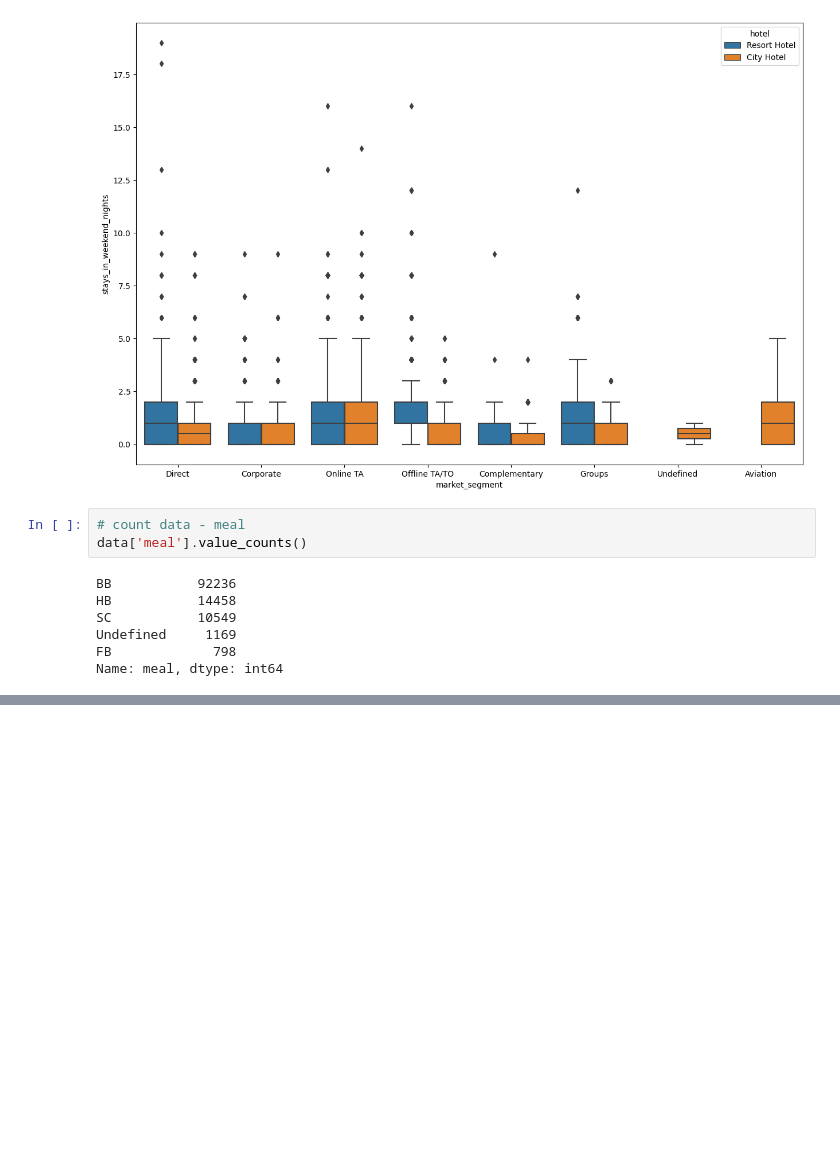
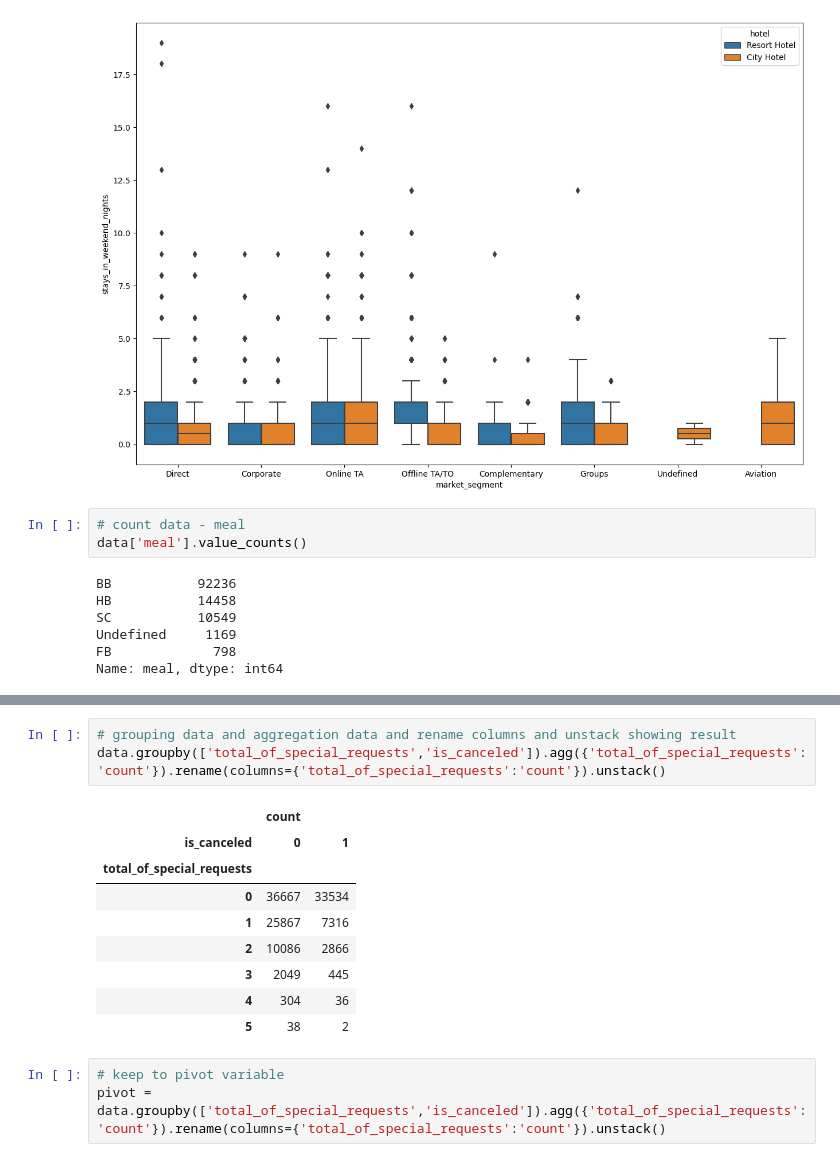
Before and after one commit to Sumetjutha/031_Real_Project_Analysis_Python, a Jupyter notebook: 002_Hotel_Booking_Data_Analysis.ipynb, the cells around one changed output, grey strips where cells are left out. Saved outputs shown, nothing was run; the diff lists cells and outputs as text; blank space fills up the shorter version.

```diff
--- a/002_Hotel_Booking_Data_Analysis.ipynb
+++ b/002_Hotel_Booking_Data_Analysis.ipynb
@@ -510,0 +568,16 @@ px.pie(data,
+# %%
+# grouping data and aggregation data and rename columns and unstack showing result
+data.groupby(['total_of_special_requests','is_canceled']).agg({'total_of_special_requests':'count'}).rename(columns={'total_of_special_requests':'count'}).unstack()
+# %% [output]
+|  | count |  |
+| is_canceled | 0 | 1 |
+| total_of_special_requests |  |  |
+| 0 | 36667 | 33534 |
+| 1 | 25867 | 7316 |
+| 2 | 10086 | 2866 |
+| 3 | 2049 | 445 |
+| 4 | 304 | 36 |
+| 5 | 38 | 2 |
+# %%
+# keep to pivot variable
+pivot = data.groupby(['total_of_special_requests','is_canceled']).agg({'total_of_special_requests':'count'}).rename(columns={'total_of_special_requests':'count'}).unstack()
```
Also changed, not shown: parts of 10 cells of this notebook.
